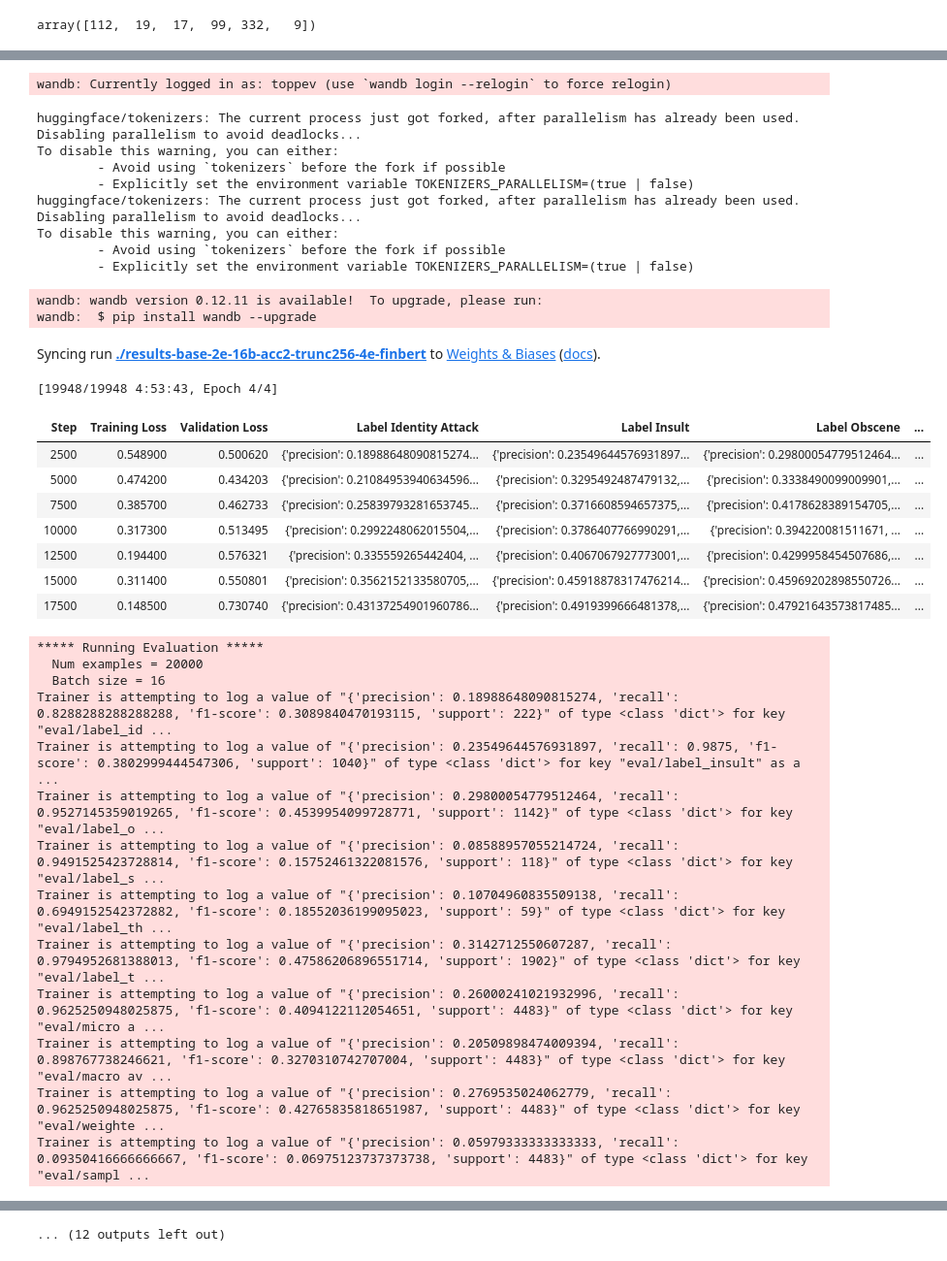
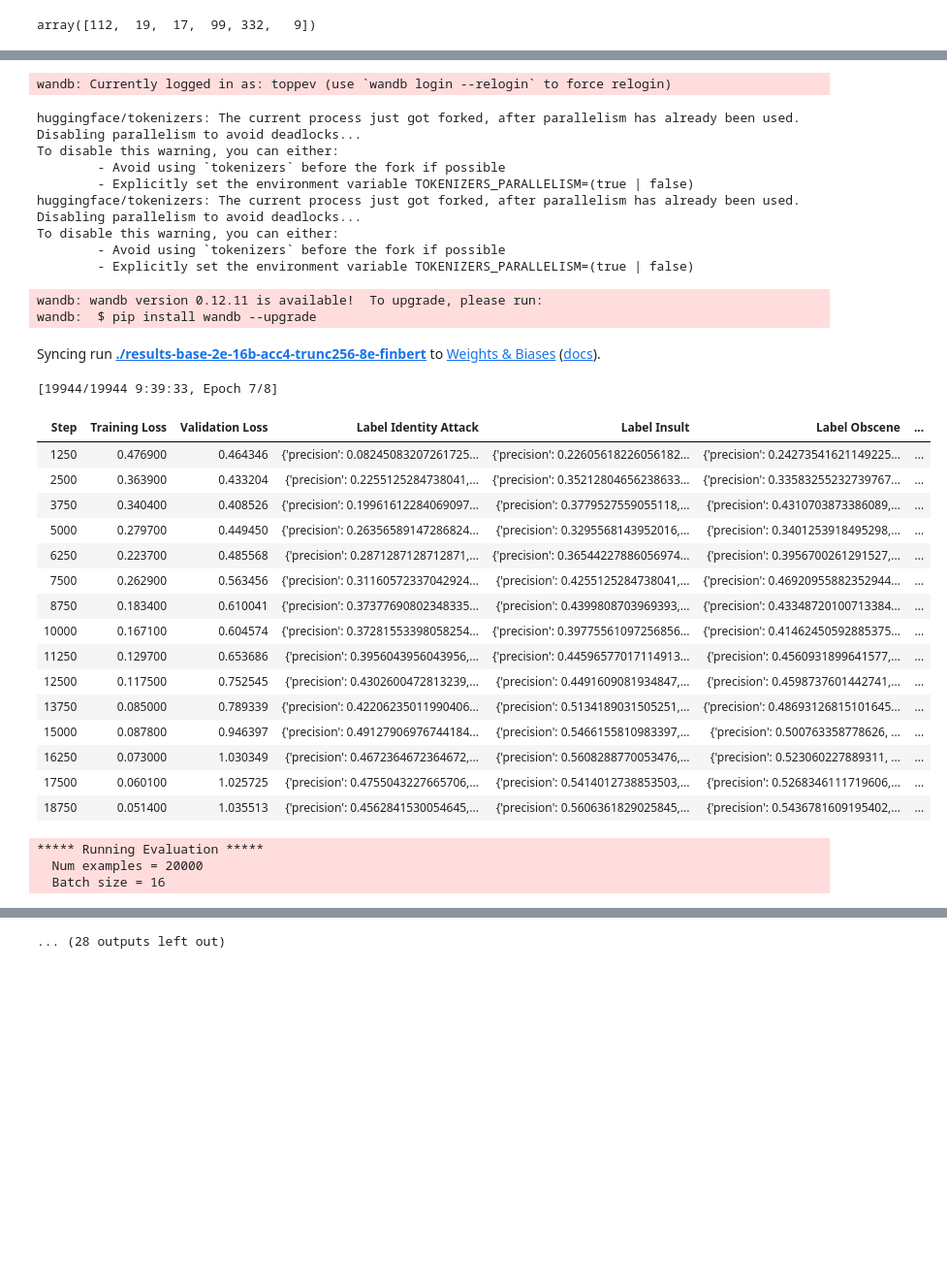
Before and after one commit to toppev/finnish-toxic-comments-classification, a Jupyter notebook: toxic-comments.ipynb, the cells around one changed output, grey strips where cells are left out. Shown: that part at 97% size. Saved outputs shown, nothing was run; the diff lists cells and outputs as text; code cells hidden in the pictures; blank space fills up the shorter version.

Commit message:
2LR-16batch-acc4-trunc256-8epoch-finbert

```diff
--- a/toxic-comments.ipynb
+++ b/toxic-comments.ipynb
@@ -252,17 +252,17 @@ class CustomTrainer(Trainer):
         return (loss, outputs) if return_outputs else loss
 
 training_args = TrainingArguments(
-    output_dir=output_dir + "-2e-16b-acc2-trunc256-4e-finbert",
+    output_dir=output_dir + "-2e-16b-acc4-trunc256-8e-finbert",
     learning_rate=2e-5,
-    gradient_accumulation_steps=2,
+    gradient_accumulation_steps=4,
     per_device_train_batch_size=16,
     per_device_eval_batch_size=16,
-    num_train_epochs=4, # TODO
+    num_train_epochs=8, # TODO
     weight_decay=0.01,
     evaluation_strategy="steps",
     warmup_steps=2000,
-    eval_steps=2500, # 5000
-    save_steps=2500,
+    eval_steps=1250, # 5000
+    save_steps=1250,
     save_total_limit=5,
     load_best_model_at_end=True,
     metric_for_best_model="eval_avg_f1"
@@ -301,42 +301,40 @@ To disable this warning, you can either:
 Automatic Weights & Biases logging enabled, to disable set os.environ["WANDB_DISABLED"] = "true"
 huggingface/tokenizers: The current process just got forked, after parallelism has already been used. Disabling parallelism to avoid deadlocks...
 To disable this warning, you can either:
         - Avoid using `tokenizers` before the fork if possible
         - Explicitly set the environment variable TOKENIZERS_PARALLELISM=(true | false)
 wandb: Currently logged in as: toppev (use `wandb login --relogin` to force relogin)
 huggingface/tokenizers: The current process just got forked, after parallelism has already been used. Disabling parallelism to avoid deadlocks...
 To disable this warning, you can either:
         - Avoid using `tokenizers` before the fork if possible
         - Explicitly set the environment variable TOKENIZERS_PARALLELISM=(true | false)
 huggingface/tokenizers: The current process just got forked, after parallelism has already been used. Disabling parallelism to avoid deadlocks...
 To disable this warning, you can either:
         - Avoid using `tokenizers` before the fork if possible
         - Explicitly set the environment variable TOKENIZERS_PARALLELISM=(true | false)
 wandb: wandb version 0.12.11 is available!  To upgrade, please run:
 wandb:  $ pip install wandb --upgrade
-Syncing run ./results-base-2e-16b-acc2-trunc256-4e-finbert to Weights & Biases (docs).
+Syncing run ./results-base-2e-16b-acc4-trunc256-8e-finbert to Weights & Biases (docs).
-[19948/19948 4:53:43, Epoch 4/4]
+[19944/19944 9:39:33, Epoch 7/8]
 | Step | Training Loss | Validation Loss | Label Identity Attack | Label Insult | Label Obscene | ... |
-| 2500 | 0.548900 | 0.500620 | {'precision': 0.18988648090815274... | {'precision': 0.23549644576931897... | {'precision': 0.29800054779512464... | ... |
-| 5000 | 0.474200 | 0.434203 | {'precision': 0.21084953940634596... | {'precision': 0.3295492487479132,... | {'precision': 0.3338490099009901,... | ... |
-| 7500 | 0.385700 | 0.462733 | {'precision': 0.25839793281653745... | {'precision': 0.3716608594657375,... | {'precision': 0.4178628389154705,... | ... |
-| 10000 | 0.317300 | 0.513495 | {'precision': 0.2992248062015504,... | {'precision': 0.3786407766990291,... | {'precision': 0.394220081511671, ... | ... |
-| 12500 | 0.194400 | 0.576321 | {'precision': 0.335559265442404, ... | {'precision': 0.4067067927773001,... | {'precision': 0.4299958454507686,... | ... |
-| 15000 | 0.311400 | 0.550801 | {'precision': 0.3562152133580705,... | {'precision': 0.45918878317476214... | {'precision': 0.45969202898550726... | ... |
-| 17500 | 0.148500 | 0.730740 | {'precision': 0.43137254901960786... | {'precision': 0.4919399666481378,... | {'precision': 0.47921643573817485... | ... |
+| 1250 | 0.476900 | 0.464346 | {'precision': 0.08245083207261725... | {'precision': 0.22605618226056182... | {'precision': 0.24273541621149225... | ... |
+| 2500 | 0.363900 | 0.433204 | {'precision': 0.2255125284738041,... | {'precision': 0.35212804656238633... | {'precision': 0.33583255232739767... | ... |
+| 3750 | 0.340400 | 0.408526 | {'precision': 0.19961612284069097... | {'precision': 0.3779527559055118,... | {'precision': 0.4310703873386089,... | ... |
+| 5000 | 0.279700 | 0.449450 | {'precision': 0.26356589147286824... | {'precision': 0.3295568143952016,... | {'precision': 0.3401253918495298,... | ... |
+| 6250 | 0.223700 | 0.485568 | {'precision': 0.2871287128712871,... | {'precision': 0.36544227886056974... | {'precision': 0.3956700261291527,... | ... |
+| 7500 | 0.262900 | 0.563456 | {'precision': 0.31160572337042924... | {'precision': 0.4255125284738041,... | {'precision': 0.46920955882352944... | ... |
+| 8750 | 0.183400 | 0.610041 | {'precision': 0.37377690802348335... | {'precision': 0.4399808703969393,... | {'precision': 0.43348720100713384... | ... |
+| 10000 | 0.167100 | 0.604574 | {'precision': 0.37281553398058254... | {'precision': 0.39775561097256856... | {'precision': 0.41462450592885375... | ... |
+| 11250 | 0.129700 | 0.653686 | {'precision': 0.3956043956043956,... | {'precision': 0.44596577017114913... | {'precision': 0.4560931899641577,... | ... |
+| 12500 | 0.117500 | 0.752545 | {'precision': 0.4302600472813239,... | {'precision': 0.4491609081934847,... | {'precision': 0.4598737601442741,... | ... |
+| 13750 | 0.085000 | 0.789339 | {'precision': 0.42206235011990406... | {'precision': 0.5134189031505251,... | {'precision': 0.48693126815101645... | ... |
+| 15000 | 0.087800 | 0.946397 | {'precision': 0.49127906976744184... | {'precision': 0.5466155810983397,... | {'precision': 0.500763358778626, ... | ... |
+| 16250 | 0.073000 | 1.030349 | {'precision': 0.4672364672364672,... | {'precision': 0.5608288770053476,... | {'precision': 0.523060227889311, ... | ... |
+| 17500 | 0.060100 | 1.025725 | {'precision': 0.4755043227665706,... | {'precision': 0.5414012738853503,... | {'precision': 0.5268346111719606,... | ... |
+| 18750 | 0.051400 | 1.035513 | {'precision': 0.4562841530054645,... | {'precision': 0.5606361829025845,... | {'precision': 0.5436781609195402,... | ... |
 ***** Running Evaluation *****
   Num examples = 20000
   Batch size = 16
-Trainer is attempting to log a value of "{'precision': 0.18988648090815274, 'recall': 0.8288288288288288, 'f1-score': 0.3089840470193115, 'support': 222}" of type <class 'dict'> for key "eval/label_id ...
-Trainer is attempting to log a value of "{'precision': 0.23549644576931897, 'recall': 0.9875, 'f1-score': 0.3802999444547306, 'support': 1040}" of type <class 'dict'> for key "eval/label_insult" as a  ...
-Trainer is attempting to log a value of "{'precision': 0.29800054779512464, 'recall': 0.9527145359019265, 'f1-score': 0.4539954099728771, 'support': 1142}" of type <class 'dict'> for key "eval/label_o ...
-Trainer is attempting to log a value of "{'precision': 0.08588957055214724, 'recall': 0.9491525423728814, 'f1-score': 0.15752461322081576, 'support': 118}" of type <class 'dict'> for key "eval/label_s ...
-Trainer is attempting to log a value of "{'precision': 0.10704960835509138, 'recall': 0.6949152542372882, 'f1-score': 0.18552036199095023, 'support': 59}" of type <class 'dict'> for key "eval/label_th ...
-Trainer is attempting to log a value of "{'precision': 0.3142712550607287, 'recall': 0.9794952681388013, 'f1-score': 0.47586206896551714, 'support': 1902}" of type <class 'dict'> for key "eval/label_t ...
-Trainer is attempting to log a value of "{'precision': 0.26000241021932996, 'recall': 0.9625250948025875, 'f1-score': 0.4094122112054651, 'support': 4483}" of type <class 'dict'> for key "eval/micro a ...
-Trainer is attempting to log a value of "{'precision': 0.20509898474009394, 'recall': 0.898767738246621, 'f1-score': 0.3270310742707004, 'support': 4483}" of type <class 'dict'> for key "eval/macro av ...
-Trainer is attempting to log a value of "{'precision': 0.2769535024062779, 'recall': 0.9625250948025875, 'f1-score': 0.42765835818651987, 'support': 4483}" of type <class 'dict'> for key "eval/weighte ...
-Trainer is attempting to log a value of "{'precision': 0.05979333333333333, 'recall': 0.09350416666666667, 'f1-score': 0.06975123737373738, 'support': 4483}" of type <class 'dict'> for key "eval/sampl ...
 -------- classification report --------
                        precision    recall  f1-score   support
 
@@ -378,4 +375,4 @@ Trainer is attempting to log a value of "{'precision': 0.05879749999999999, 'rec
-... (12 outputs left out)
+... (28 outputs left out)
 # %%
 # Test
 # preds = trainer.predict(tokenized_data['test'])
```
Also changed, not shown: parts of 6 cells of this notebook.
